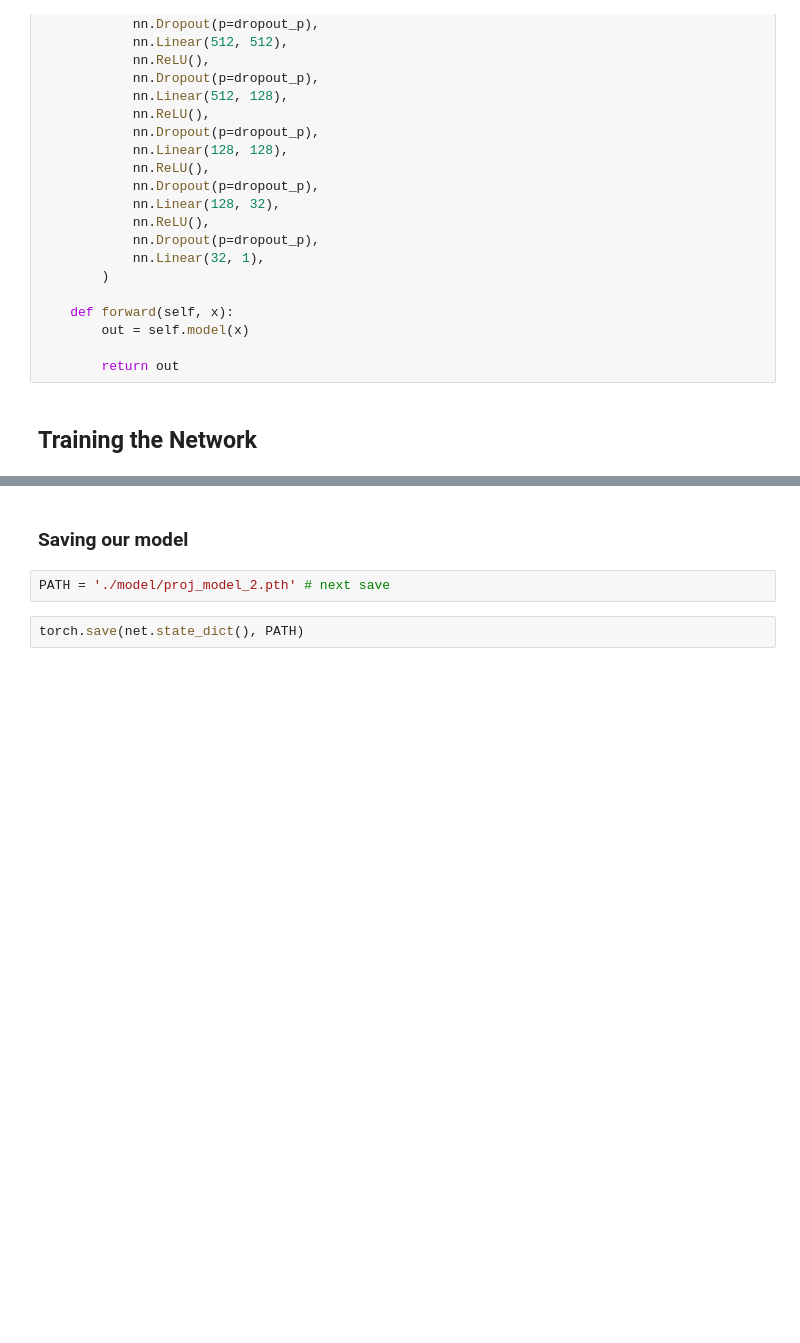
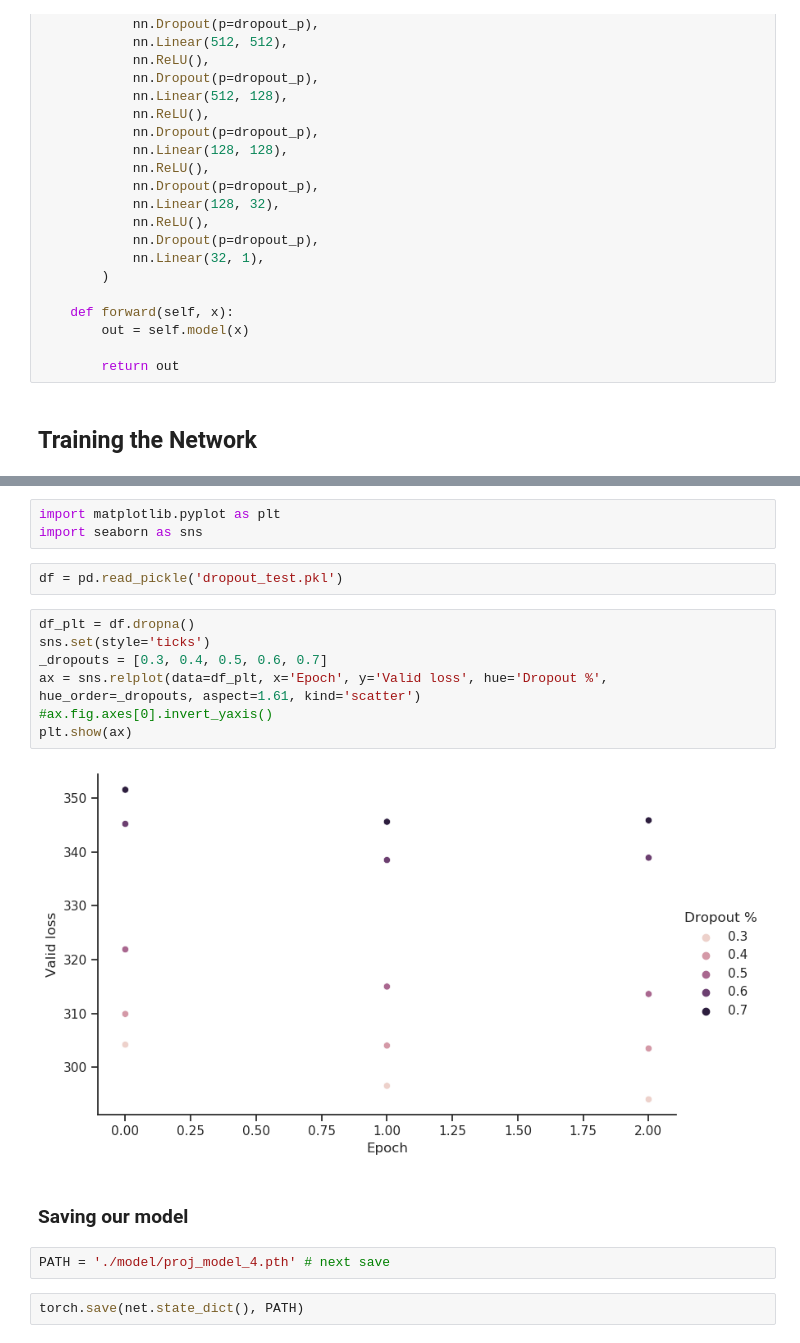
Before and after one commit to corvusblk/CSE151B-Final-Project, a Jupyter notebook: Project Model.ipynb, the cells around one changed output, grey strips where cells are left out. Drawn from its saved outputs; the diff is of its cells as text; blank space fills up the shorter version.

```diff
--- a/Project Model.ipynb
+++ b/Project Model.ipynb
@@ -180,8 +219,22 @@ Epoch over epoch loss increased: 314.432 > 314.140
 Finished Training
+# %%
+import matplotlib.pyplot as plt
+import seaborn as sns
+# %%
+df = pd.read_pickle('dropout_test.pkl')
+# %%
+df_plt = df.dropna()
+sns.set(style='ticks')
+_dropouts = [0.3, 0.4, 0.5, 0.6, 0.7]
+ax = sns.relplot(data=df_plt, x='Epoch', y='Valid loss', hue='Dropout %', hue_order=_dropouts, aspect=1.61, kind='scatter')
+#ax.fig.axes[0].invert_yaxis()
+plt.show(ax)
+# %% [output]
+[figure, added]
 # %% [markdown]
 ### Saving our model
 # %%
-PATH = './model/proj_model_2.pth' # next save
+PATH = './model/proj_model_4.pth' # next save
 # %%
 torch.save(net.state_dict(), PATH)
 # %% [markdown]
```
Also changed, not shown: parts of 9 cells of this notebook.
